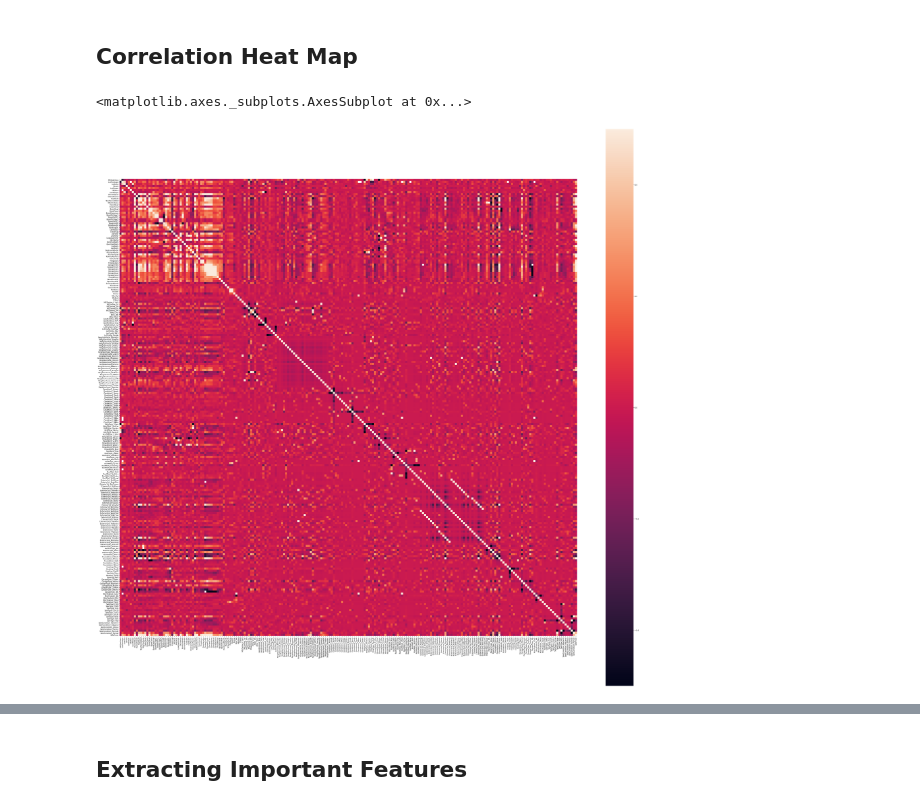
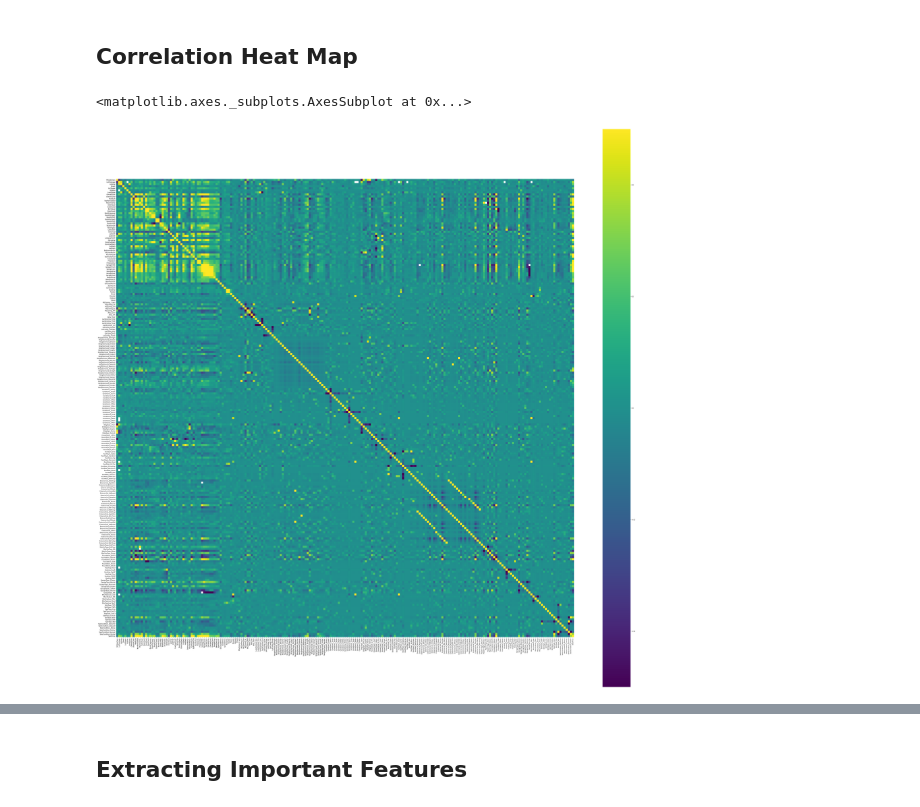
Before and after one commit to corderobot/Kaggle_House-Prices, a Jupyter notebook: NNs/HousePrices_NN.ipynb, the cells around one changed output, grey strips where cells are left out. Drawn from its saved outputs; the diff is of its cells as text; code cells hidden in the pictures.

```diff
--- a/NNs/HousePrices_NN.ipynb
+++ b/NNs/HousePrices_NN.ipynb
@@ -48,3 +50,10 @@ dataset
+# %%
+for feature in dataset.columns:
+  if dataset[feature].isnull().any():
+    dataset[feature] = dataset[feature].replace(float('NaN'), 'NA')
+    fig, ax = plt.subplots()
+    dataset[feature].value_counts().plot(ax=ax, kind='bar')
+    #print(feature, "\t",dataset[feature].isnull().sum(), "\t out of:\t", dataset[feature].shape[0])
 # %% [markdown]
 ## Encoding
 # %% [markdown]
@@ -72,7 +81,7 @@ dataset[toIntegerEncode[9]] = dataset[toIntegerEncode[9]].map({float('NaN'): 0,
 dataset[toIntegerEncode[10]] = dataset[toIntegerEncode[10]].map({float('NaN'): 0, 'Unf': 1,'LwQ': 2, 'Rec': 3, 'BLQ': 4, 'ALQ': 5, 'GLQ': 6})
 dataset[toIntegerEncode[11]] = dataset[toIntegerEncode[11]].map({'Po': 0, 'Fa': 1, 'TA': 2, 'Gd': 3, 'Ex': 4})
 dataset[toIntegerEncode[12]] = dataset[toIntegerEncode[12]].map({'N': 0, 'Y': 1})
-dataset[toIntegerEncode[13]] = dataset[toIntegerEncode[13]].map({float('NaN'): 0, 'SBrkr': 1, 'FuseA': 2, 'FuseF': 3, 'FuseP': 4, 'Mix': 5})
+dataset[toIntegerEncode[13]] = dataset[toIntegerEncode[13]].map({float('NaN'): 1, 'SBrkr': 1, 'FuseA': 2, 'FuseF': 3, 'FuseP': 4, 'Mix': 5})
 dataset[toIntegerEncode[14]] = dataset[toIntegerEncode[14]].map({'Po': 0, 'Fa': 1, 'TA': 2, 'Gd': 3, 'Ex': 4})
 dataset[toIntegerEncode[15]] = dataset[toIntegerEncode[15]].map({float('NaN'): 0, 'Sal': 1, 'Sev': 2, 'Maj2': 3, 'Maj1': 4, 'Mod': 5, 'Min2': 6, 'Min1': 7, 'Typ': 8})
 dataset[toIntegerEncode[16]] = dataset[toIntegerEncode[16]].map({float('NaN'): 0, 'Po': 1,'Fa': 2, 'TA': 3, 'Gd': 4, 'Ex': 5})
@@ -141,8 +147,8 @@ dataset
 ## Correlation Heat Map
 # %%
 corr = dataset.corr()
-plt.figure(figsize=(60,60))
-sns.heatmap(corr, vmin=-0.5, vmax=0.5, square = True)
+plt.figure(figsize=(70, 70))
+sns.heatmap(corr, vmin=-0.5, vmax=0.5, square = True, cmap='viridis')
 # %% [output]
 <matplotlib.axes._subplots.AxesSubplot at 0x...>
-[figure, old version]
+[figure, new version]
```
Also changed, not shown: parts of 6 cells of this notebook.
